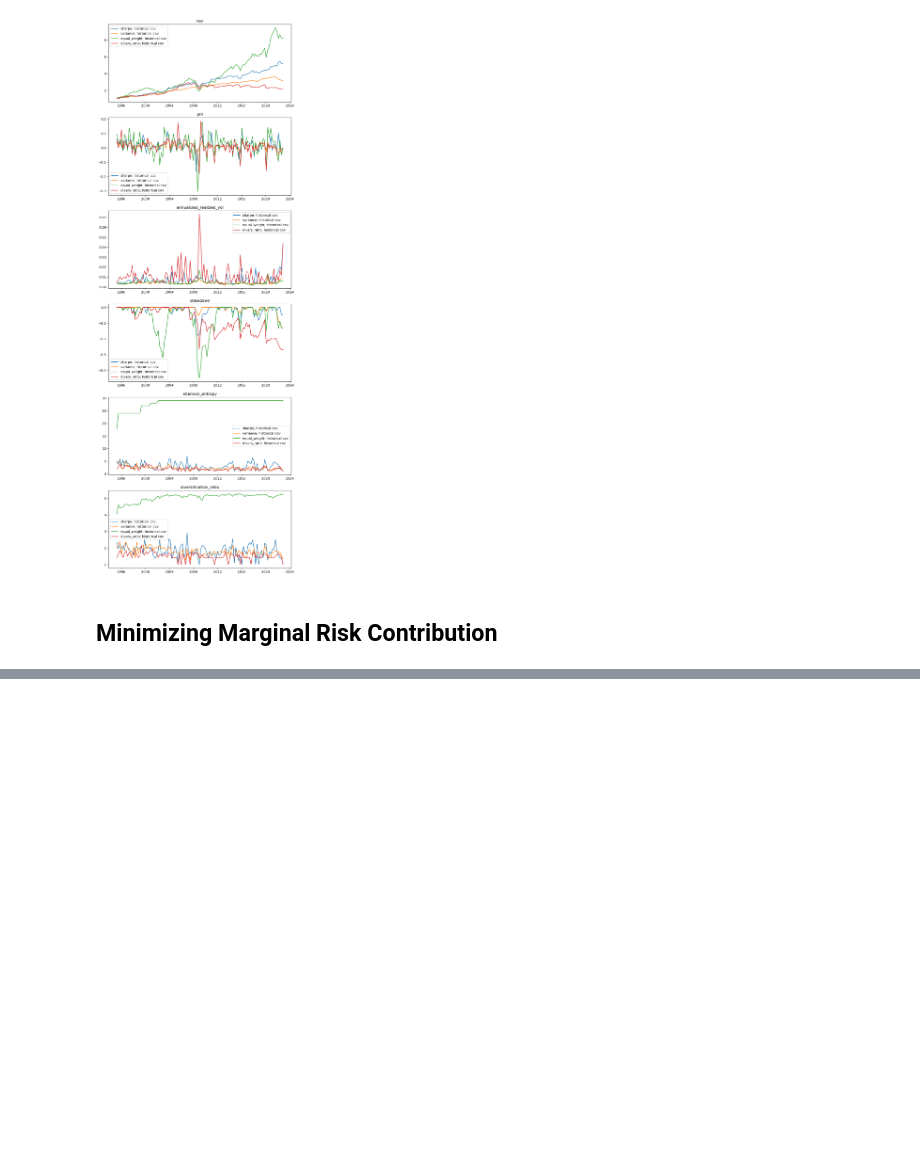
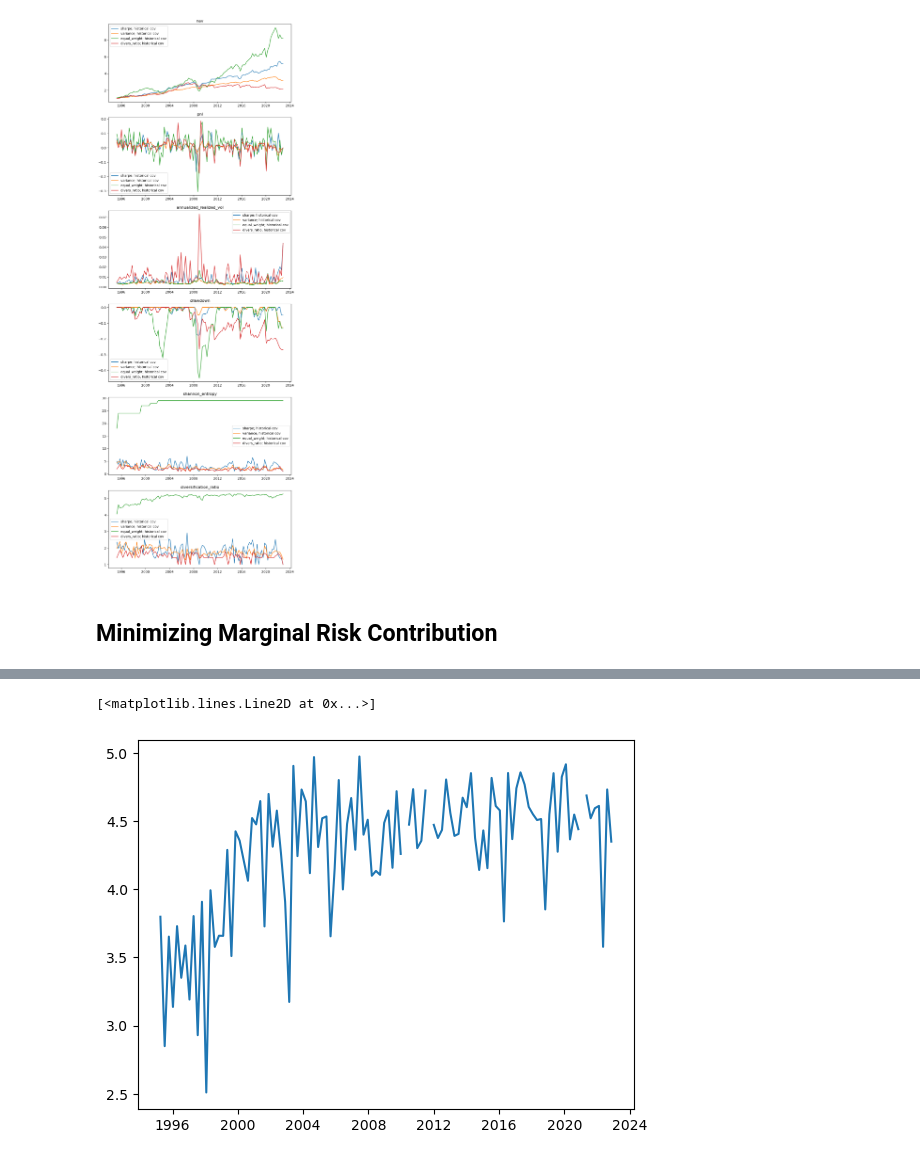
Before and after one commit to Xuanfu-lab/230ZA_Project, a Jupyter notebook: portfolio_opmization_main_framwork.ipynb, the cells around one changed output, grey strips where cells are left out. Drawn from its saved outputs; the diff is of its cells as text; code cells hidden in the pictures; blank space fills up the shorter version.

```diff
--- a/portfolio_opmization_main_framwork.ipynb
+++ b/portfolio_opmization_main_framwork.ipynb
@@ -477,0 +657,5 @@ display_backtest_results(loss_func_names, cov_est_methods)
+# %%
+plt.plot(LSTM_result['diversification_ratio'])
+# %% [output]
+[<matplotlib.lines.Line2D at 0x...>]
+[figure, added]
```
Also changed, not shown: parts of 17 cells of this notebook.
